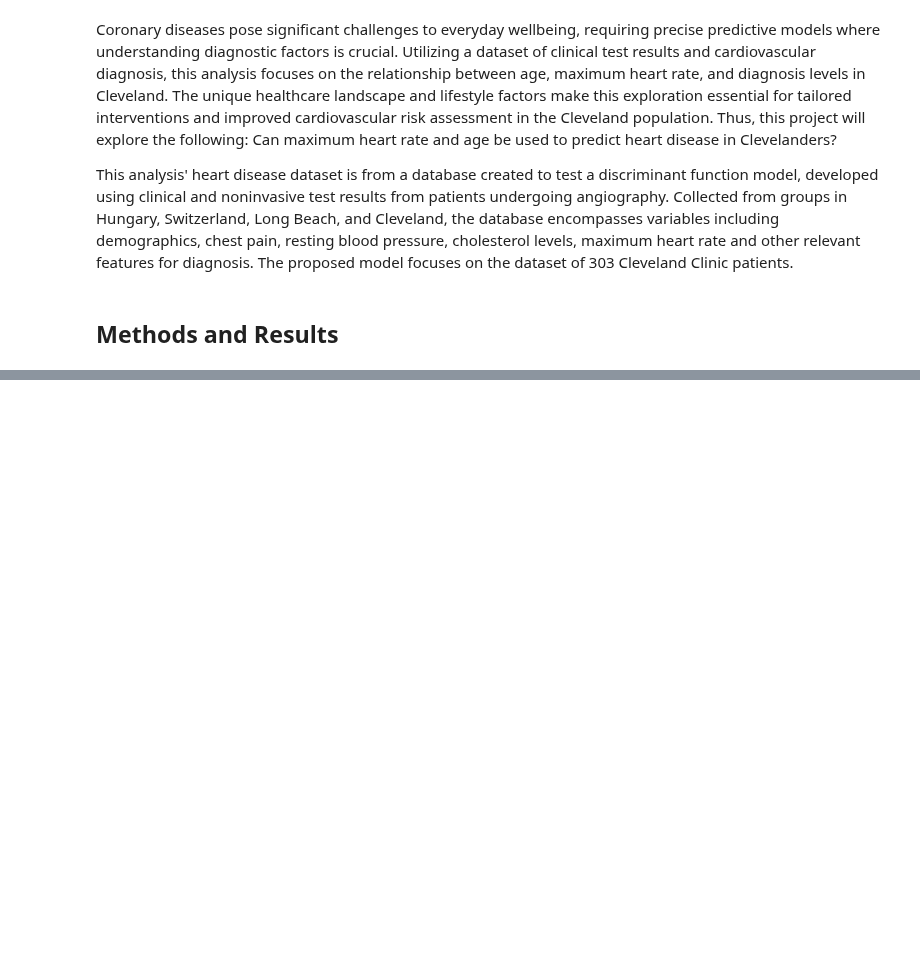
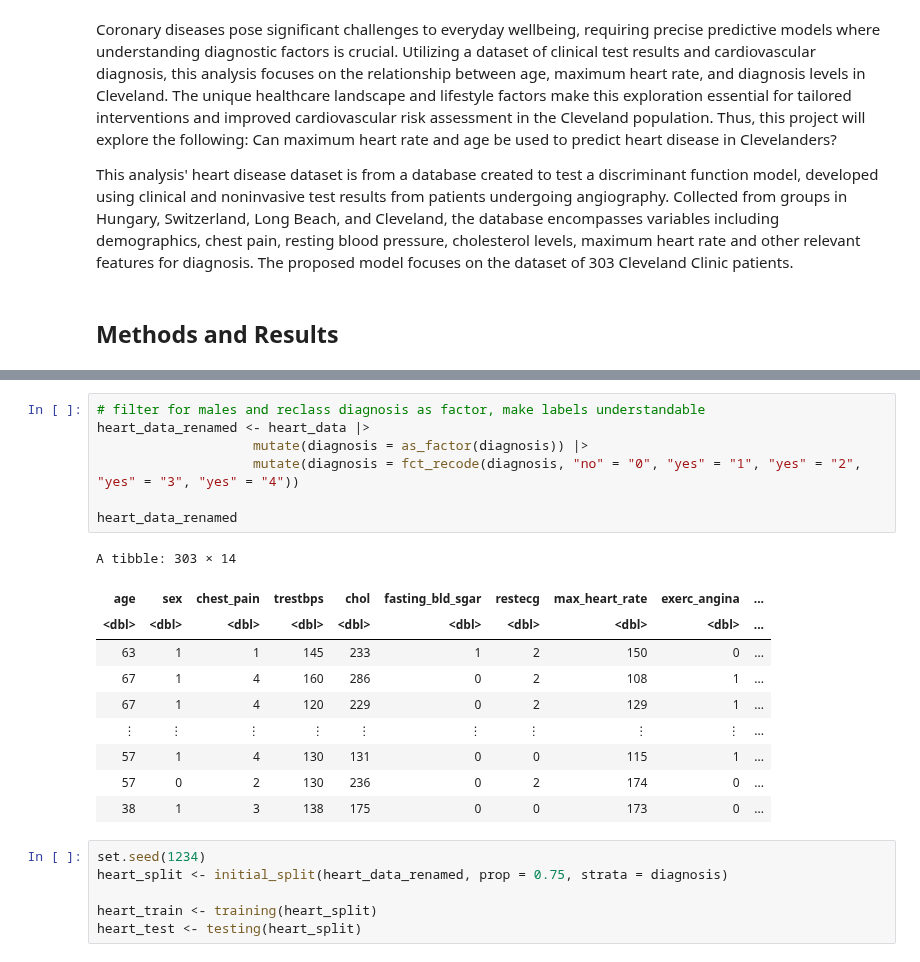
Before and after one commit to ssun05/dsci_100_002_group5_project, a Jupyter notebook: report.ipynb, the cells around one changed output, grey strips where cells are left out. Drawn from its saved outputs; the diff is of its cells as text; blank space fills up the shorter version.

```diff
--- a/report.ipynb
+++ b/report.ipynb
@@ -33,0 +45,24 @@ Warning message:
+# %%
+# filter for males and reclass diagnosis as factor, make labels understandable
+heart_data_renamed <- heart_data |>
+                    mutate(diagnosis = as_factor(diagnosis)) |>
+                    mutate(diagnosis = fct_recode(diagnosis, "no" = "0", "yes" = "1", "yes" = "2", "yes" = "3", "yes" = "4"))
+
+heart_data_renamed
+# %% [output]
+A tibble: 303 × 14
+| age | sex | chest_pain | trestbps | chol | fasting_bld_sgar | restecg | max_heart_rate | exerc_angina | ... |
+| <dbl> | <dbl> | <dbl> | <dbl> | <dbl> | <dbl> | <dbl> | <dbl> | <dbl> | ... |
+| 63 | 1 | 1 | 145 | 233 | 1 | 2 | 150 | 0 | ... |
+| 67 | 1 | 4 | 160 | 286 | 0 | 2 | 108 | 1 | ... |
+| 67 | 1 | 4 | 120 | 229 | 0 | 2 | 129 | 1 | ... |
+| ⋮ | ⋮ | ⋮ | ⋮ | ⋮ | ⋮ | ⋮ | ⋮ | ⋮ | ... |
+| 57 | 1 | 4 | 130 | 131 | 0 | 0 | 115 | 1 | ... |
+| 57 | 0 | 2 | 130 | 236 | 0 | 2 | 174 | 0 | ... |
+| 38 | 1 | 3 | 138 | 175 | 0 | 0 | 173 | 0 | ... |
+# %%
+set.seed(1234)
+heart_split <- initial_split(heart_data_renamed, prop = 0.75, strata = diagnosis)
+
+heart_train <- training(heart_split)
+heart_test <- testing(heart_split)
```
Also changed, not shown: parts of 7 cells of this notebook.
